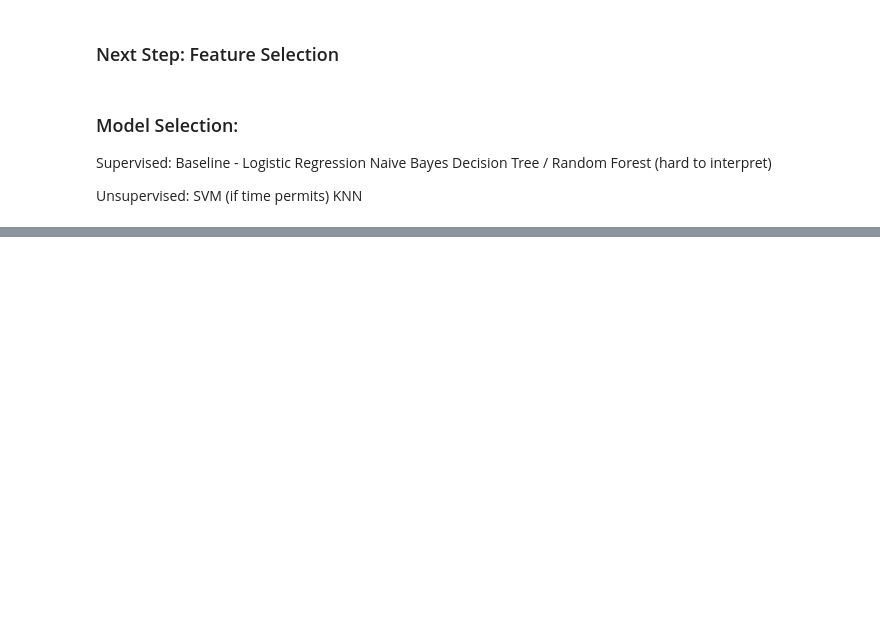
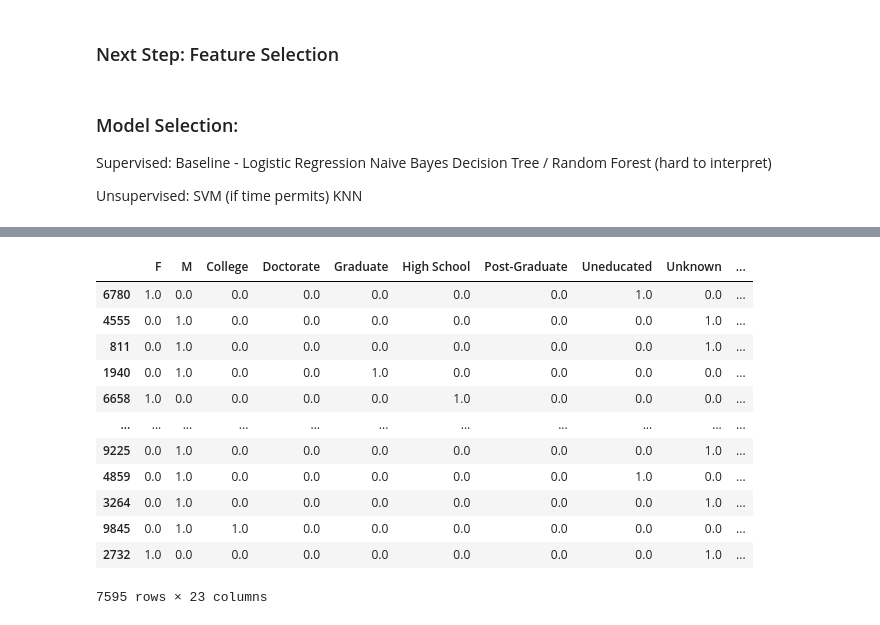
Before and after one commit to andmercado/Capstone-Project-Group-6, a Jupyter notebook: notebooks/eda_sandbox.ipynb, the cells around one changed output, grey strips where cells are left out. Saved outputs shown, nothing was run; the diff lists cells and outputs as text; code cells hidden in the pictures; blank space fills up the shorter version.

```diff
--- a/notebooks/eda_sandbox.ipynb
+++ b/notebooks/eda_sandbox.ipynb
@@ -113,0 +119,2 @@ KNN
+# %%
+X_train, X_test, y_train, y_test = train_test_split(X, y, random_state=0)
@@ -113,0 +144,3 @@ KNN
+# %%
+X_train_categorical = X_train.select_dtypes(exclude=["int64", "float64"]).copy()
+X_train_categorical
@@ -113,0 +161,26 @@ KNN
+# %%
+ohe = OneHotEncoder(handle_unknown="ignore", sparse=False)
+
+ohe.fit(X_train_categorical)
+X_train_ohe = pd.DataFrame(
+    ohe.transform(X_train_categorical),
+    # index is important to ensure we can concatenate with other columns
+    index=X_train_categorical.index,
+    # we are dummying multiple columns at once, so stack the names
+    columns=np.hstack(ohe.categories_)
+)
+X_train_ohe
+# %% [output]
+|  | F | M | College | Doctorate | Graduate | High School | Post-Graduate | Uneducated | Unknown | ... |
+| 6780 | 1.0 | 0.0 | 0.0 | 0.0 | 0.0 | 0.0 | 0.0 | 1.0 | 0.0 | ... |
+| 4555 | 0.0 | 1.0 | 0.0 | 0.0 | 0.0 | 0.0 | 0.0 | 0.0 | 1.0 | ... |
+| 811 | 0.0 | 1.0 | 0.0 | 0.0 | 0.0 | 0.0 | 0.0 | 0.0 | 1.0 | ... |
+| 1940 | 0.0 | 1.0 | 0.0 | 0.0 | 1.0 | 0.0 | 0.0 | 0.0 | 0.0 | ... |
+| 6658 | 1.0 | 0.0 | 0.0 | 0.0 | 0.0 | 1.0 | 0.0 | 0.0 | 0.0 | ... |
+| ... | ... | ... | ... | ... | ... | ... | ... | ... | ... | ... |
+| 9225 | 0.0 | 1.0 | 0.0 | 0.0 | 0.0 | 0.0 | 0.0 | 0.0 | 1.0 | ... |
+| 4859 | 0.0 | 1.0 | 0.0 | 0.0 | 0.0 | 0.0 | 0.0 | 1.0 | 0.0 | ... |
+| 3264 | 0.0 | 1.0 | 0.0 | 0.0 | 0.0 | 0.0 | 0.0 | 0.0 | 1.0 | ... |
+| 9845 | 0.0 | 1.0 | 1.0 | 0.0 | 0.0 | 0.0 | 0.0 | 0.0 | 0.0 | ... |
+| 2732 | 1.0 | 0.0 | 0.0 | 0.0 | 0.0 | 0.0 | 0.0 | 0.0 | 1.0 | ... |
+7595 rows × 23 columns
```
Also changed, not shown: parts of 16 cells of this notebook.
